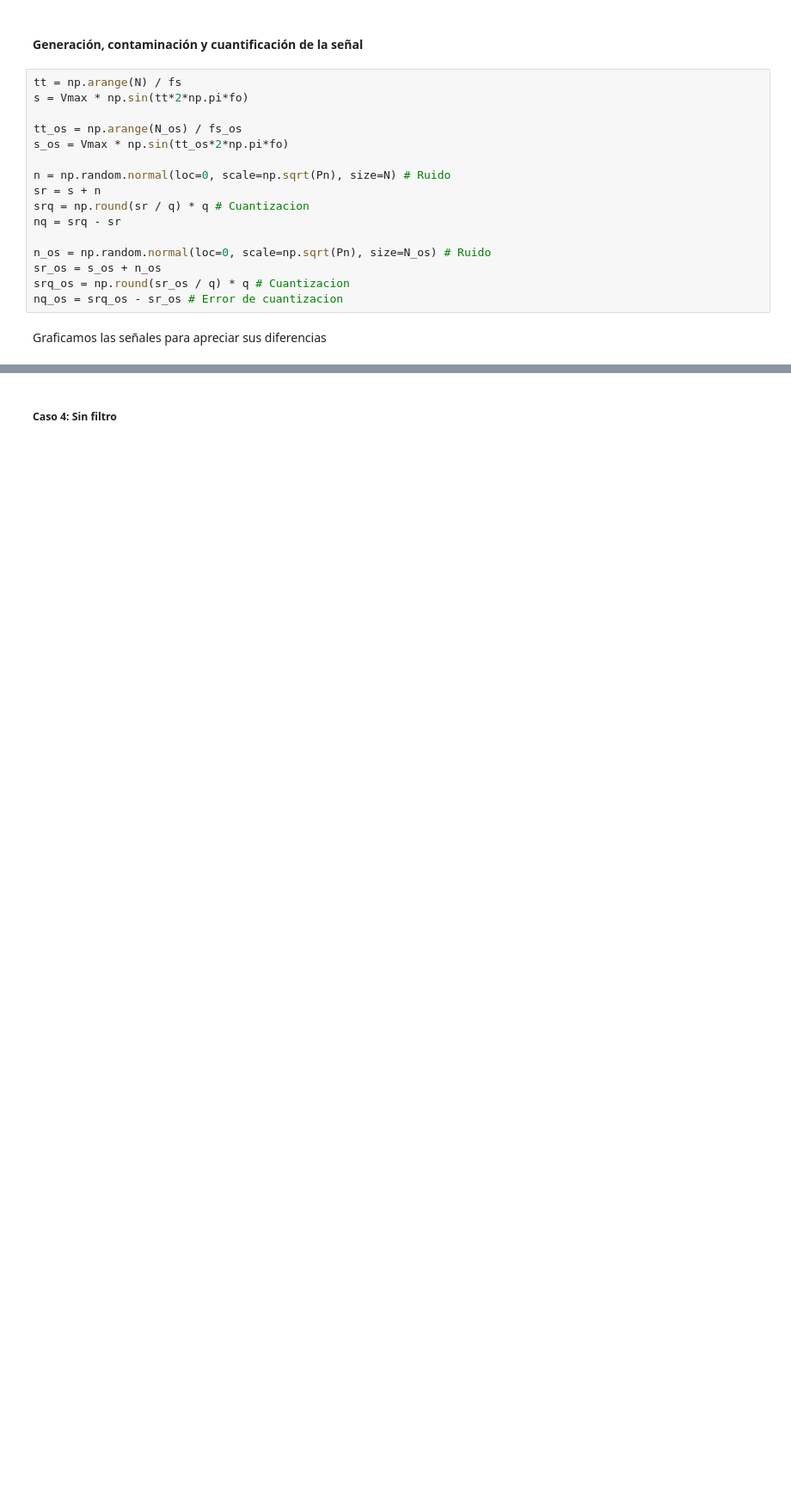
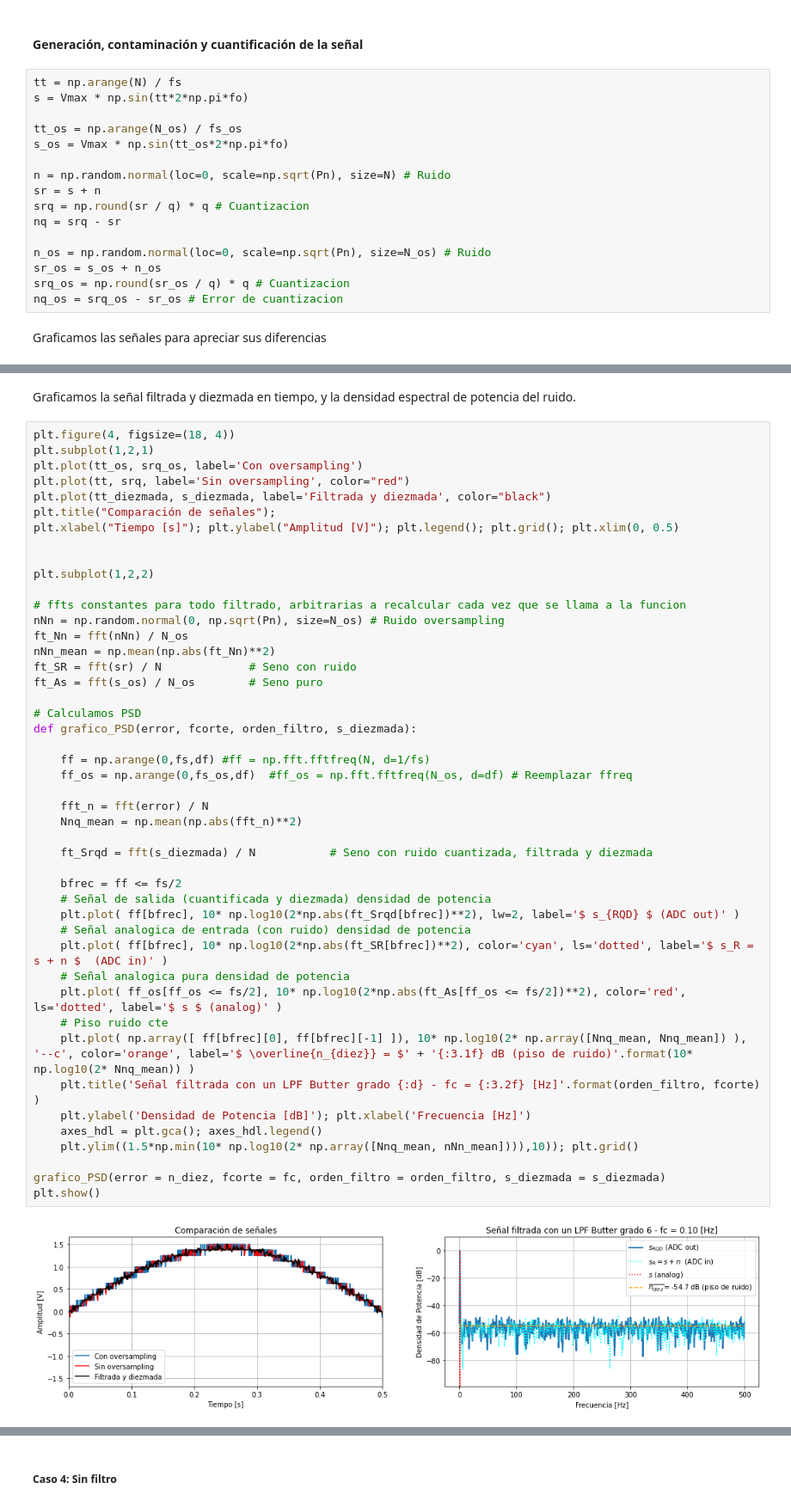
Before and after one commit to mnoe893/PDS_UTNBA_2025, a Jupyter notebook: TS5_cuantizacion.ipynb, the cells around one changed output, grey strips where cells are left out. Shown at 86% size. Drawn from its saved outputs; the diff is of its cells as text; blank space fills up the shorter version.

```diff
--- a/TS5_cuantizacion.ipynb
+++ b/TS5_cuantizacion.ipynb
@@ -133,3 +118,53 @@ plt.show()
+# %% [markdown]
+Graficamos la señal filtrada y diezmada en tiempo, y la densidad espectral de potencia del ruido.
+# %%
+plt.figure(4, figsize=(18, 4))
+plt.subplot(1,2,1)
+plt.plot(tt_os, srq_os, label='Con oversampling')
+plt.plot(tt, srq, label='Sin oversampling', color="red")
+plt.plot(tt_diezmada, s_diezmada, label='Filtrada y diezmada', color="black")
+plt.title("Comparación de señales");
+plt.xlabel("Tiempo [s]"); plt.ylabel("Amplitud [V]"); plt.legend(); plt.grid(); plt.xlim(0, 0.5)
+
+
+plt.subplot(1,2,2)
+
+# ffts constantes para todo filtrado, arbitrarias a recalcular cada vez que se llama a la funcion
+nNn = np.random.normal(0, np.sqrt(Pn), size=N_os) # Ruido oversampling
+ft_Nn = fft(nNn) / N_os
+nNn_mean = np.mean(np.abs(ft_Nn)**2)
+ft_SR = fft(sr) / N             # Seno con ruido
+ft_As = fft(s_os) / N_os        # Seno puro
+
+# Calculamos PSD
+def grafico_PSD(error, fcorte, orden_filtro, s_diezmada):
+
+    ff = np.arange(0,fs,df) #ff = np.fft.fftfreq(N, d=1/fs)
+    ff_os = np.arange(0,fs_os,df)  #ff_os = np.fft.fftfreq(N_os, d=df) # Reemplazar ffreq
+
+    fft_n = fft(error) / N
+    Nnq_mean = np.mean(np.abs(fft_n)**2)
+
+    ft_Srqd = fft(s_diezmada) / N           # Seno con ruido cuantizada, filtrada y diezmada
+
+    bfrec = ff <= fs/2
+    # Señal de salida (cuantificada y diezmada) densidad de potencia
+    plt.plot( ff[bfrec], 10* np.log10(2*np.abs(ft_Srqd[bfrec])**2), lw=2, label='$ s_{RQD} $ (ADC out)' )
+    # Señal analogica de entrada (con ruido) densidad de potencia
+    plt.plot( ff[bfrec], 10* np.log10(2*np.abs(ft_SR[bfrec])**2), color='cyan', ls='dotted', label='$ s_R = s + n $  (ADC in)' )
+    # Señal analogica pura densidad de potencia
+    plt.plot( ff_os[ff_os <= fs/2], 10* np.log10(2*np.abs(ft_As[ff_os <= fs/2])**2), color='red', ls='dotted', label='$ s $ (analog)' )
+    # Piso ruido cte
+    plt.plot( np.array([ ff[bfrec][0], ff[bfrec][-1] ]), 10* np.log10(2* np.array([Nnq_mean, Nnq_mean]) ), '--c', color='orange', label='$ \overline{n_{diez}} = $' + '{:3.1f} dB (piso de ruido)'.format(10* np.log10(2* Nnq_mean)) )
+    plt.title('Señal filtrada con un LPF Butter grado {:d} - fc = {:3.2f} [Hz]'.format(orden_filtro, fcorte) )
+    plt.ylabel('Densidad de Potencia [dB]'); plt.xlabel('Frecuencia [Hz]')
+    axes_hdl = plt.gca(); axes_hdl.legend()
+    plt.ylim((1.5*np.min(10* np.log10(2* np.array([Nnq_mean, nNn_mean]))),10)); plt.grid()
+
+grafico_PSD(error = n_diez, fcorte = fc, orden_filtro = orden_filtro, s_diezmada = s_diezmada)
+plt.show()
+# %% [output]
+[figure, added]
 # %% [markdown]
 ## Experimentación de los filtros
 En el caso anterior se respetaba el límite de Nyquist para crear el filtro ideal, donde se evita el efecto aliasing pero se pierde la menor cantidad de la señal posible.
```
Also changed, not shown: parts of 14 cells of this notebook.
